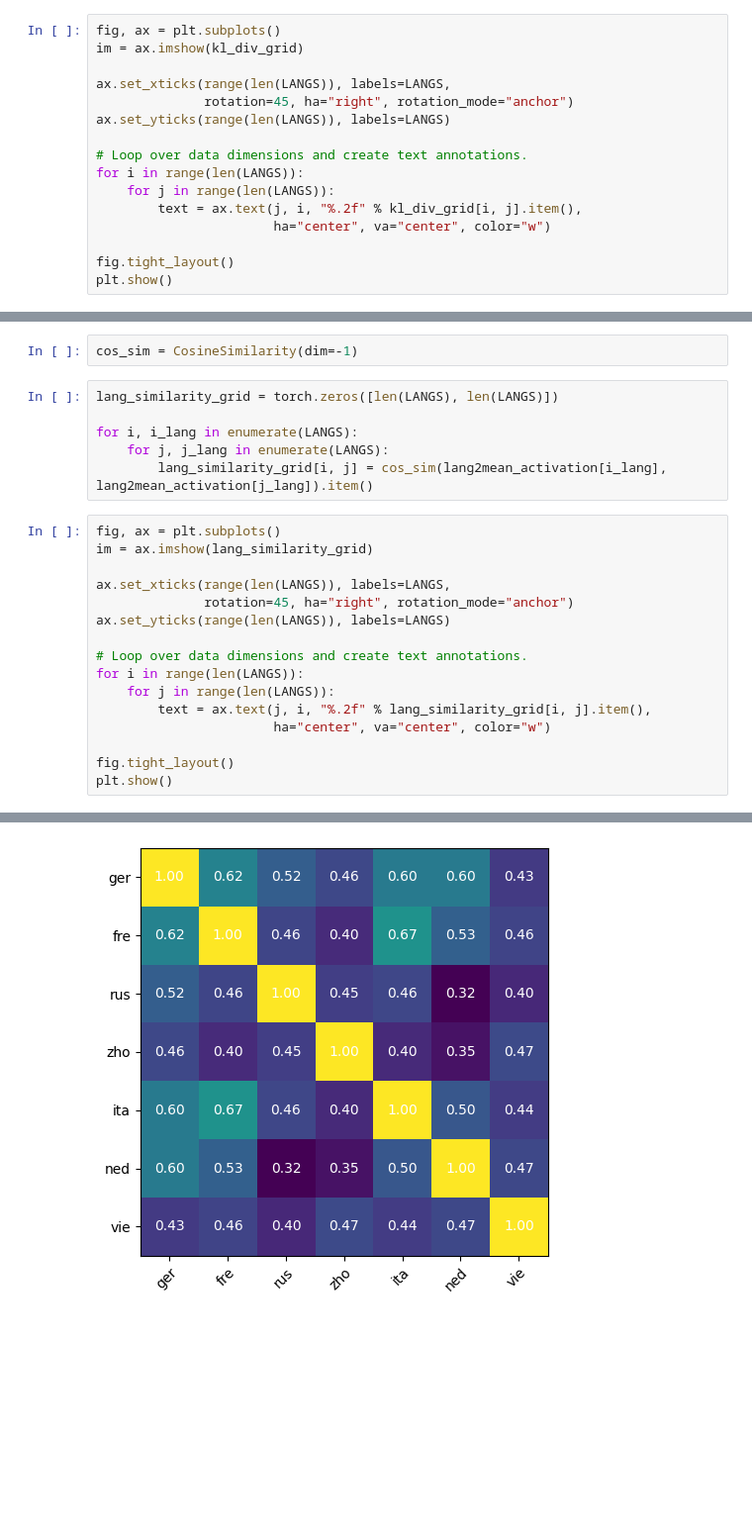
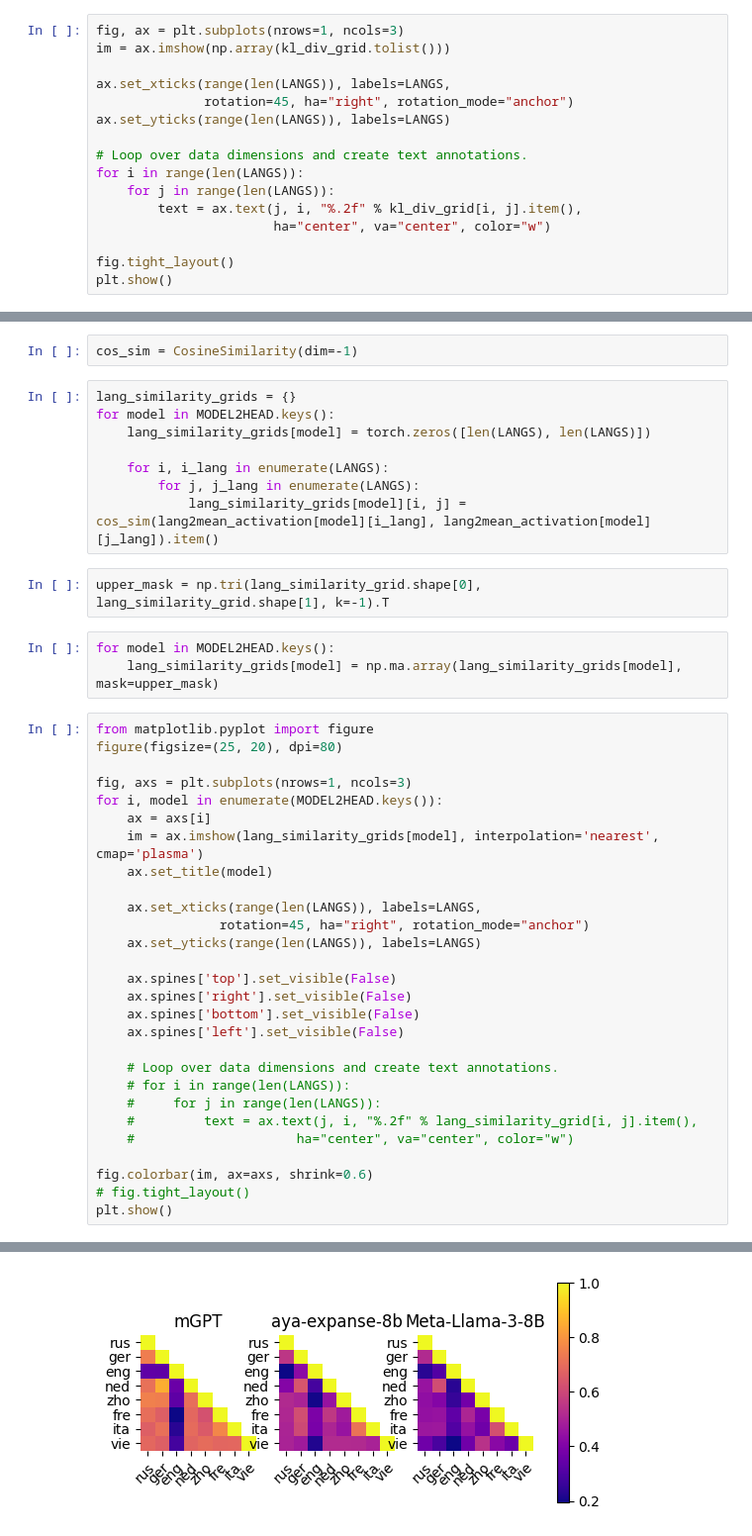
Before and after one commit to Migabaj/word-order, a Jupyter notebook: notebooks/steer/plot.ipynb, the cells around one changed output, grey strips where cells are left out. Shown at 99% size. Cells and saved outputs as stored; diff of their text form; blank space fills up the shorter version.

Commit message:
Plotting steering experiments

```diff
--- a/notebooks/steer/plot.ipynb
+++ b/notebooks/steer/plot.ipynb
@@ -53,6 +262,6 @@ for i, tgt_lang_base in enumerate(LANGS):
 # %%
-fig, ax = plt.subplots()
-im = ax.imshow(kl_div_grid)
+fig, ax = plt.subplots(nrows=1, ncols=3)
+im = ax.imshow(np.array(kl_div_grid.tolist()))
 
 ax.set_xticks(range(len(LANGS)), labels=LANGS,
               rotation=45, ha="right", rotation_mode="anchor")
@@ -91,25 +302,44 @@ torch.Size([1, 1, 1, 128])
 # %%
 cos_sim = CosineSimilarity(dim=-1)
 # %%
-lang_similarity_grid = torch.zeros([len(LANGS), len(LANGS)])
+lang_similarity_grids = {}
+for model in MODEL2HEAD.keys():
+    lang_similarity_grids[model] = torch.zeros([len(LANGS), len(LANGS)])
 
-for i, i_lang in enumerate(LANGS):
-    for j, j_lang in enumerate(LANGS):
-        lang_similarity_grid[i, j] = cos_sim(lang2mean_activation[i_lang], lang2mean_activation[j_lang]).item()
+    for i, i_lang in enumerate(LANGS):
+        for j, j_lang in enumerate(LANGS):
+            lang_similarity_grids[model][i, j] = cos_sim(lang2mean_activation[model][i_lang], lang2mean_activation[model][j_lang]).item()
+# %%
+upper_mask = np.tri(lang_similarity_grid.shape[0], lang_similarity_grid.shape[1], k=-1).T
+# %%
+for model in MODEL2HEAD.keys():
+    lang_similarity_grids[model] = np.ma.array(lang_similarity_grids[model], mask=upper_mask)
 # %%
-fig, ax = plt.subplots()
-im = ax.imshow(lang_similarity_grid)
+from matplotlib.pyplot import figure
+figure(figsize=(25, 20), dpi=80)
 
-ax.set_xticks(range(len(LANGS)), labels=LANGS,
-              rotation=45, ha="right", rotation_mode="anchor")
-ax.set_yticks(range(len(LANGS)), labels=LANGS)
+fig, axs = plt.subplots(nrows=1, ncols=3)
+for i, model in enumerate(MODEL2HEAD.keys()):
+    ax = axs[i]
+    im = ax.imshow(lang_similarity_grids[model], interpolation='nearest', cmap='plasma')
+    ax.set_title(model)
 
-# Loop over data dimensions and create text annotations.
-for i in range(len(LANGS)):
-    for j in range(len(LANGS)):
-        text = ax.text(j, i, "%.2f" % lang_similarity_grid[i, j].item(),
-                       ha="center", va="center", color="w")
+    ax.set_xticks(range(len(LANGS)), labels=LANGS,
+                rotation=45, ha="right", rotation_mode="anchor")
+    ax.set_yticks(range(len(LANGS)), labels=LANGS)
 
-fig.tight_layout()
+    ax.spines['top'].set_visible(False)
+    ax.spines['right'].set_visible(False)
+    ax.spines['bottom'].set_visible(False)
+    ax.spines['left'].set_visible(False)
+
+    # Loop over data dimensions and create text annotations.
+    # for i in range(len(LANGS)):
+    #     for j in range(len(LANGS)):
+    #         text = ax.text(j, i, "%.2f" % lang_similarity_grid[i, j].item(),
+    #                     ha="center", va="center", color="w")
+
+fig.colorbar(im, ax=axs, shrink=0.6)
+# fig.tight_layout()
 plt.show()
 # %% [output]
@@ -116 +347 @@ plt.show()
-[figure, old version]
+[figure, new version]
```
Also changed, not shown: parts of 15 cells of this notebook.
